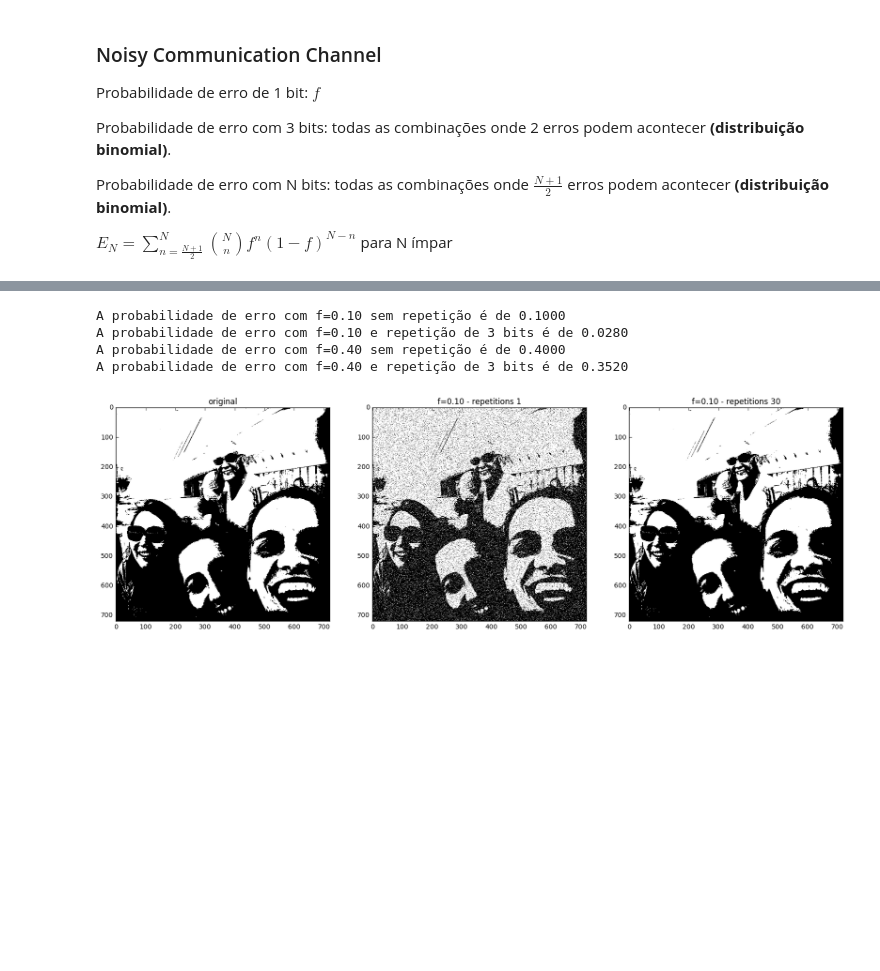
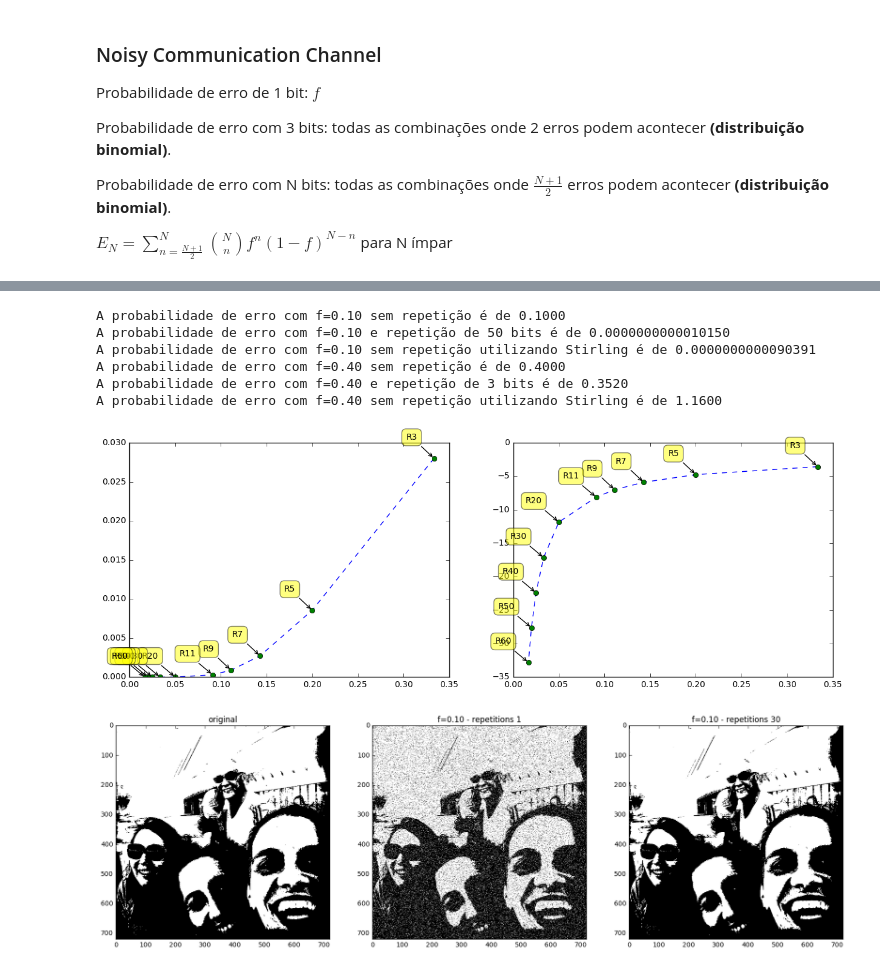
Before and after one commit to lauramoraes/info_theory, a Jupyter notebook: Information Theory.ipynb, the cells around one changed output, grey strips where cells are left out. Drawn from its saved outputs; the diff is of its cells as text; code cells hidden in the pictures; blank space fills up the shorter version.

```diff
--- a/Information Theory.ipynb
+++ b/Information Theory.ipynb
@@ -76,23 +126,14 @@ $E_N = \sum\limits_{n=\frac{N+1}{2}}^N \binom{N}{n} f^n (1-f)^{N-n}$ para N ímp
 # %%
-from math import factorial
-
-# Probabilidade de erro sem a aproximação de Stirling
-def error_probability(f=0.1, N=1):
-    ni = (N+1)//2
-    error = []
-    for i in range(ni, N+1):
-        comb = factorial(N)/(factorial(i)*factorial(N-i))
-        error.append(comb * f**i * (1-f)**(N-i))
-    return np.asarray(error).sum()
-
 # Probabilidade de erro sem repetição
 f = 0.1
 N = 1
 print("A probabilidade de erro com f=%.2f sem repetição é de %0.4f" % (f, error_probability(f, N)))
 
 # Probabilidade de erro com repetição
-N = 3
-print("A probabilidade de erro com f=%.2f e repetição de %d bits é de %0.4f" % (f, N, error_probability(f, N)))
+N = 50
+print("A probabilidade de erro com f=%.2f e repetição de %d bits é de %0.16f" % (f, N, error_probability(f, N)))
+print("A probabilidade de erro com f=%.2f sem repetição utilizando Stirling é de %0.16f" % (
+        f, error_probability(f, N, 'stirling')))
 
 # Probabilidade de erro sem repetição
 f = 0.4
@@ -102,11 +143,52 @@ print("A probabilidade de erro com f=%.2f sem repetição é de %0.4f" % (f, err
 # Probabilidade de erro com repetição
 N = 3
 print("A probabilidade de erro com f=%.2f e repetição de %d bits é de %0.4f" % (f, N, error_probability(f, N)))
+print("A probabilidade de erro com f=%.2f sem repetição utilizando Stirling é de %0.4f" % (
+        f, error_probability(f, N, 'stirling')))
 # %% [output]
 A probabilidade de erro com f=0.10 sem repetição é de 0.1000
-A probabilidade de erro com f=0.10 e repetição de 3 bits é de 0.0280
+A probabilidade de erro com f=0.10 e repetição de 50 bits é de 0.0000000000010150
+A probabilidade de erro com f=0.10 sem repetição utilizando Stirling é de 0.0000000000090391
 A probabilidade de erro com f=0.40 sem repetição é de 0.4000
 A probabilidade de erro com f=0.40 e repetição de 3 bits é de 0.3520
+A probabilidade de erro com f=0.40 sem repetição utilizando Stirling é de 1.1600
+# %%
+f = 0.1
+error_list  = []
+rate = []
+labels = []
+for N in range(3, 13, 2):
+    error_list.append(error_probability(f, N))
+    rate.append(1/N)
+    labels.append("R%d" % N)
+
+for N in range(20, 61, 10):
+    error_list.append(error_probability(f, N))
+    rate.append(1/N)
+    labels.append("R%d" % N)
+
+fig, (ax, bx) = plt.subplots(1, 2, figsize=(15,5))
+ax.plot(rate, error_list, '--')
+ax.plot(rate, error_list, 'o')
+for label, x, y in zip(labels, rate, error_list):
+    ax.annotate(
+        label,
+        xy=(x, y), xytext=(-20, 20),
+        textcoords='offset points', ha='right', va='bottom',
+        bbox=dict(boxstyle='round,pad=0.5', fc='yellow', alpha=0.5),
+        arrowprops=dict(arrowstyle = '->', connectionstyle='arc3,rad=0'))
+
+bx.plot(rate, np.log(error_list), '--',)
+bx.plot(rate, np.log(error_list), 'o',)
+for label, x, y in zip(labels, rate, error_list):
+    bx.annotate(
+        label,
+        xy=(x, np.log(y)), xytext=(-20, 20),
+        textcoords='offset points', ha='right', va='bottom',
+        bbox=dict(boxstyle='round,pad=0.5', fc='yellow', alpha=0.5),
+        arrowprops=dict(arrowstyle = '->', connectionstyle='arc3,rad=0'))
+# %% [output]
+[figure, added]
 # %%
 # Carrega imagem em preto e branco
 jpgfile = Image.open("picture.jpg").convert('L')
```
Also changed, not shown: parts of 2 cells of this notebook.
